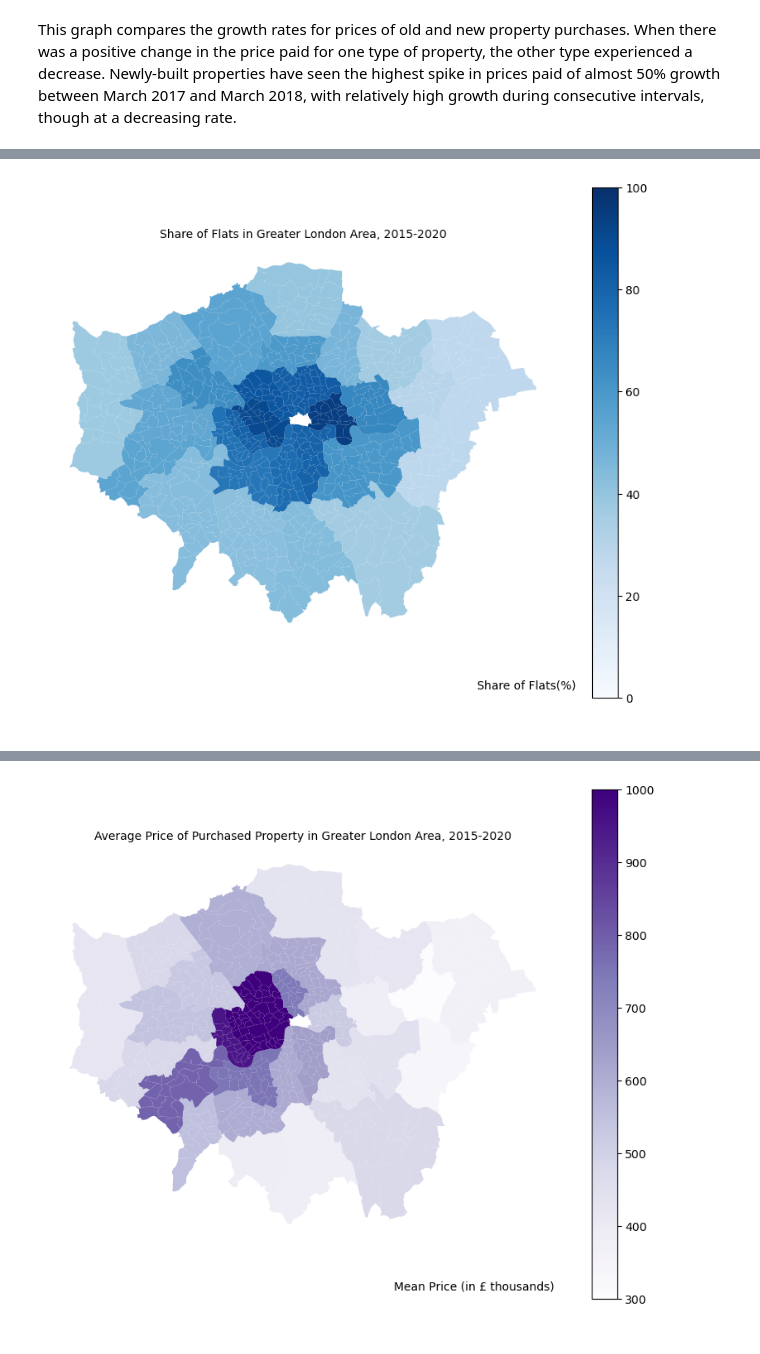
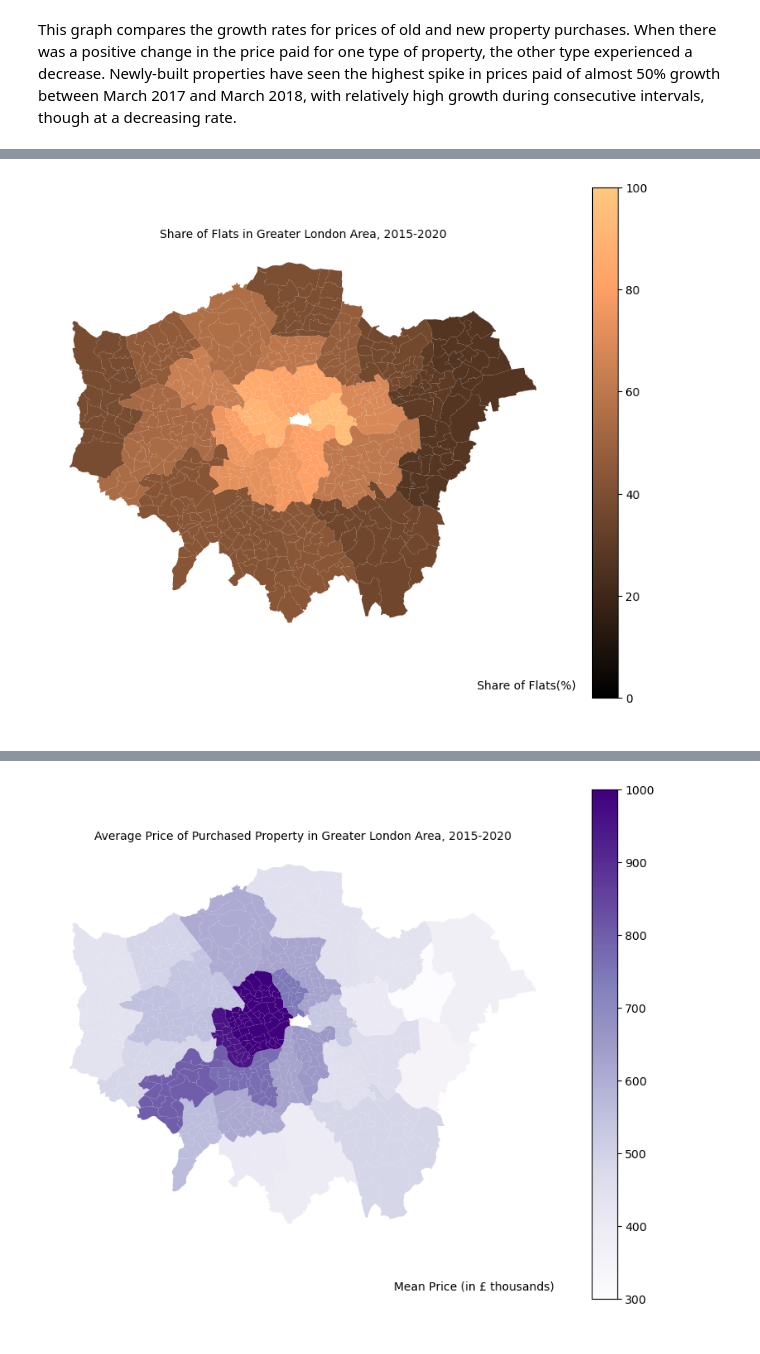
Before and after one commit to mgrynevych/project_2_ECO225, a Jupyter notebook: Project 2.ipynb, the cells around one changed output, grey strips where cells are left out. Cells and saved outputs as stored; diff of their text form; code cells hidden in the pictures.

```diff
--- a/Project 2.ipynb
+++ b/Project 2.ipynb
@@ -432,20 +500,20 @@ districts_flats = district_df.merge(percentage_flat_district_df, left_on="DISTRI
 # %%
 fig, gax = plt.subplots(figsize=(10, 8))
 
 district_df.plot(ax=gax, edgecolor='white', color='white')
 
 districts_flats.plot(
-    ax=gax, edgecolor='black', linewidth=0, column='Share of Flats', legend=True, cmap='Blues',
+    ax=gax, edgecolor='black', linewidth=0, column='Share of Flats', legend=True, cmap='copper',
     vmin=0, vmax=100
 )
 
 
 gax.annotate('Share of Flats(%)', xy=(0.53, 0.07), xycoords='figure fraction')
 gax.set_title("Share of Flats in Greater London Area, 2015-2020", fontsize=10)
 plt.axis('off')
 plt.show()
 # %% [output]
-[figure, old version]
+[figure, new version]
 # %%
 #share of new property sold
 new_district = df_copy[df_copy['Old/New'] == 'Y'].groupby('District').size()
```
Also changed, not shown: parts of 25 cells of this notebook.
